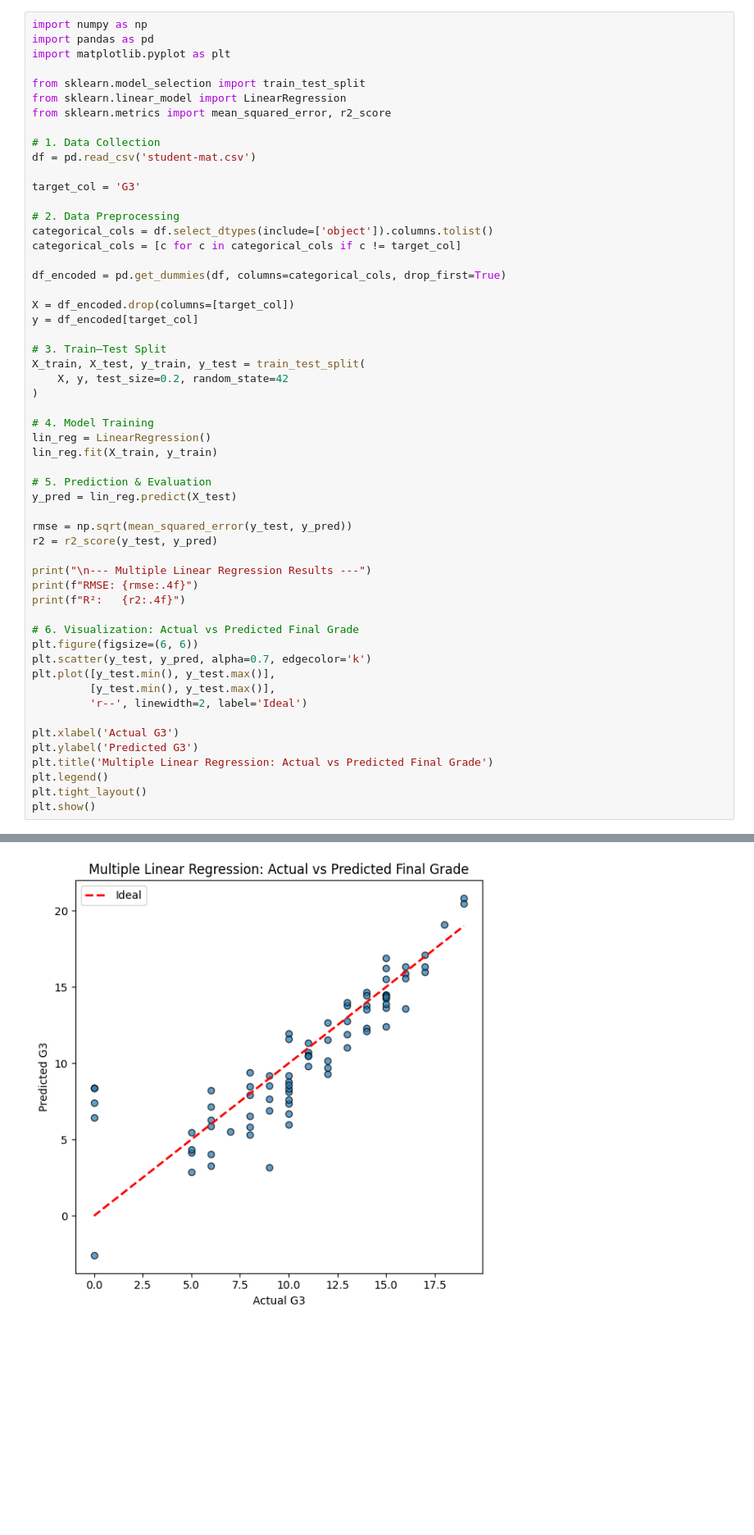
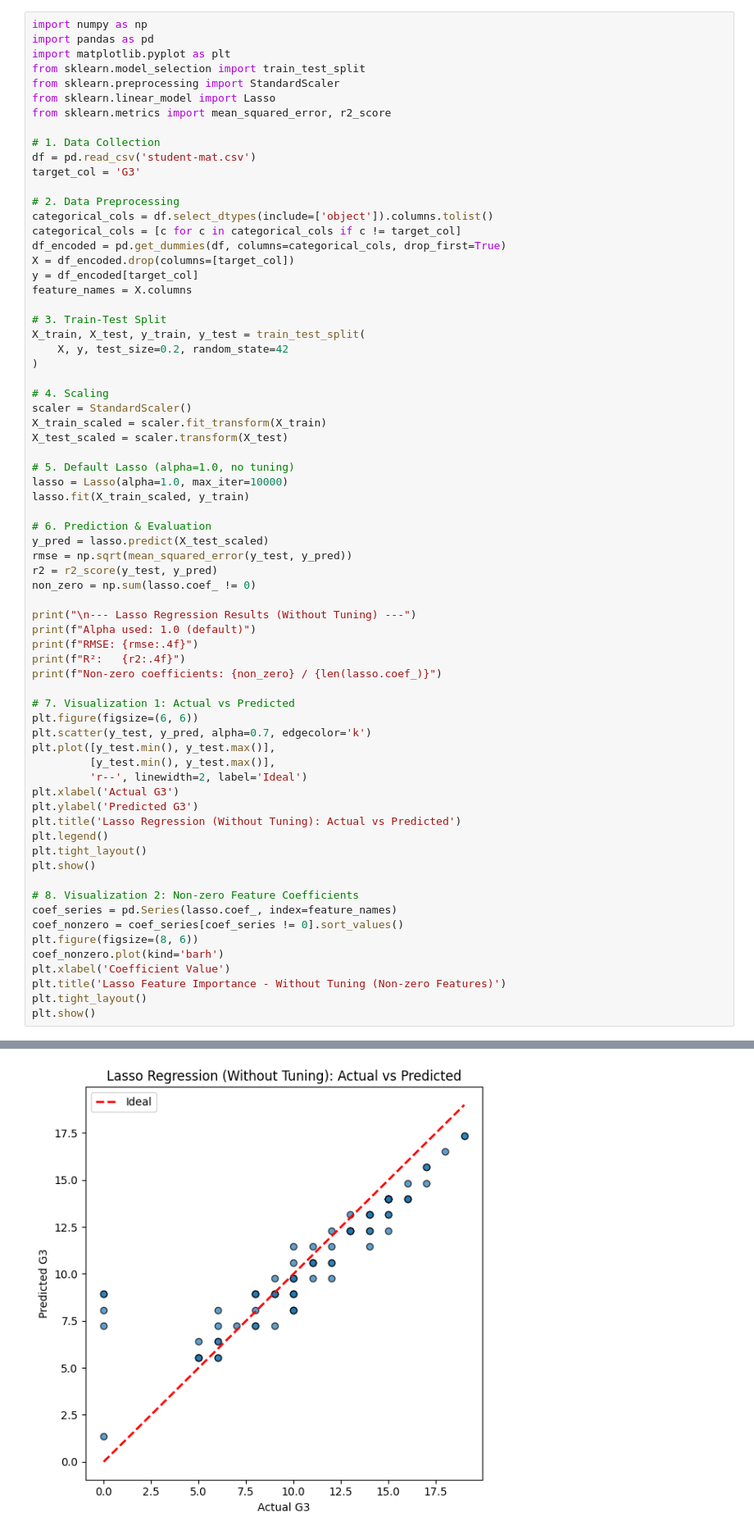
Before and after one commit to ShreyPendurkar/MLDL-Experiments, a Jupyter notebook: Experiment 2/MLDL_2.ipynb, the cells around one changed output, grey strips where cells are left out. Shown at 82% size. Saved outputs shown, nothing was run; the diff lists cells and outputs as text; blank space fills up the shorter version.

```diff
--- a/Experiment 2/MLDL_2.ipynb
+++ b/Experiment 2/MLDL_2.ipynb
@@ -2,55 +2,69 @@
 import numpy as np
 import pandas as pd
 import matplotlib.pyplot as plt
-
 from sklearn.model_selection import train_test_split
-from sklearn.linear_model import LinearRegression
+from sklearn.preprocessing import StandardScaler
+from sklearn.linear_model import Lasso
 from sklearn.metrics import mean_squared_error, r2_score
 
 # 1. Data Collection
 df = pd.read_csv('student-mat.csv')
-
 target_col = 'G3'
 
 # 2. Data Preprocessing
 categorical_cols = df.select_dtypes(include=['object']).columns.tolist()
 categorical_cols = [c for c in categorical_cols if c != target_col]
-
 df_encoded = pd.get_dummies(df, columns=categorical_cols, drop_first=True)
-
 X = df_encoded.drop(columns=[target_col])
 y = df_encoded[target_col]
+feature_names = X.columns
 
-# 3. Train–Test Split
+# 3. Train-Test Split
 X_train, X_test, y_train, y_test = train_test_split(
     X, y, test_size=0.2, random_state=42
 )
 
-# 4. Model Training
-lin_reg = LinearRegression()
-lin_reg.fit(X_train, y_train)
+# 4. Scaling
+scaler = StandardScaler()
+X_train_scaled = scaler.fit_transform(X_train)
+X_test_scaled = scaler.transform(X_test)
 
-# 5. Prediction & Evaluation
-y_pred = lin_reg.predict(X_test)
+# 5. Default Lasso (alpha=1.0, no tuning)
+lasso = Lasso(alpha=1.0, max_iter=10000)
+lasso.fit(X_train_scaled, y_train)
 
+# 6. Prediction & Evaluation
+y_pred = lasso.predict(X_test_scaled)
 rmse = np.sqrt(mean_squared_error(y_test, y_pred))
 r2 = r2_score(y_test, y_pred)
+non_zero = np.sum(lasso.coef_ != 0)
 
-print("\n--- Multiple Linear Regression Results ---")
+print("\n--- Lasso Regression Results (Without Tuning) ---")
+print(f"Alpha used: 1.0 (default)")
 print(f"RMSE: {rmse:.4f}")
 print(f"R²:   {r2:.4f}")
+print(f"Non-zero coefficients: {non_zero} / {len(lasso.coef_)}")
 
-# 6. Visualization: Actual vs Predicted Final Grade
+# 7. Visualization 1: Actual vs Predicted
 plt.figure(figsize=(6, 6))
 plt.scatter(y_test, y_pred, alpha=0.7, edgecolor='k')
 plt.plot([y_test.min(), y_test.max()],
          [y_test.min(), y_test.max()],
          'r--', linewidth=2, label='Ideal')
-
 plt.xlabel('Actual G3')
 plt.ylabel('Predicted G3')
-plt.title('Multiple Linear Regression: Actual vs Predicted Final Grade')
+plt.title('Lasso Regression (Without Tuning): Actual vs Predicted')
 plt.legend()
 plt.tight_layout()
 plt.show()
+
+# 8. Visualization 2: Non-zero Feature Coefficients
+coef_series = pd.Series(lasso.coef_, index=feature_names)
+coef_nonzero = coef_series[coef_series != 0].sort_values()
+plt.figure(figsize=(8, 6))
+coef_nonzero.plot(kind='barh')
+plt.xlabel('Coefficient Value')
+plt.title('Lasso Feature Importance - Without Tuning (Non-zero Features)')
+plt.tight_layout()
+plt.show()
 # %% [output]
@@ -60 +76 @@ R²:   0.7241
-[figure, old version]
+[figure, new version]
```
Also changed, not shown: parts of 4 cells of this notebook, 1 other file.
